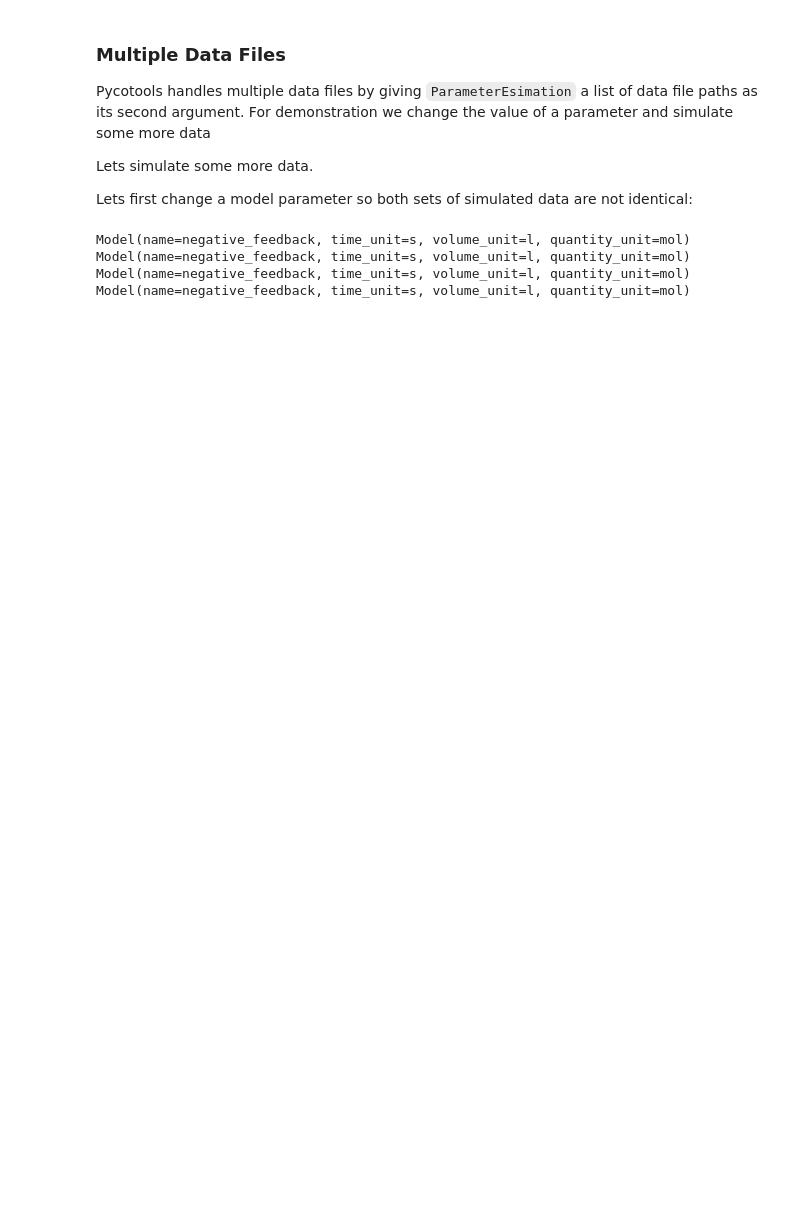
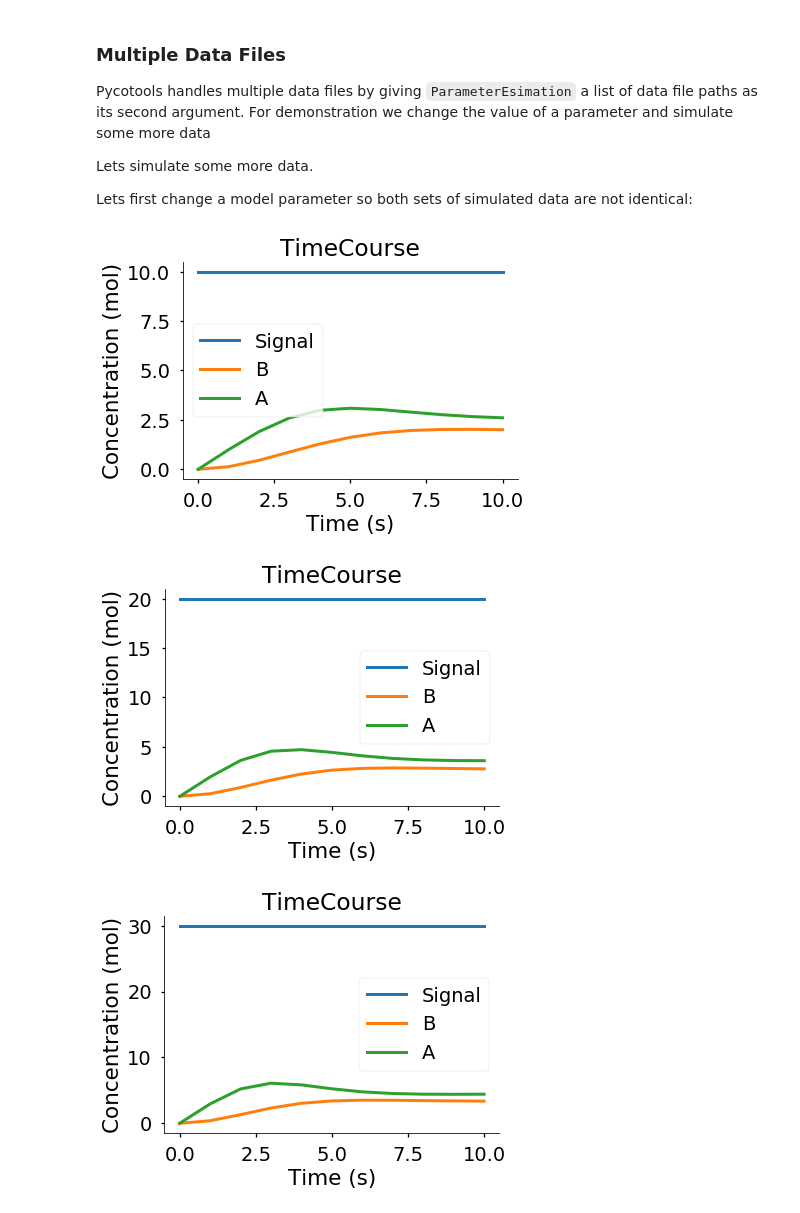
Before and after one commit to CiaranWelsh/pycotools3, a Jupyter notebook: docs/source/Tutorials/ParameterEstimationTutorial.ipynb, the cells around one changed output. Saved outputs shown, nothing was run; the diff lists cells and outputs as text; code cells hidden in the pictures; blank space fills up the shorter version.

```diff
--- a/docs/source/Tutorials/ParameterEstimationTutorial.ipynb
+++ b/docs/source/Tutorials/ParameterEstimationTutorial.ipynb
@@ -260,30 +248,31 @@ with model.BuildAntimony(copasi_file2) as loader:
 ## open model in copasi
 mod2.open()
 # %%
+import pandas
 ## initialize empty dict to store TimeCourse objects
 TC_dict = {}
 for i in [10, 20, 30, 40]:
     ## modify signal parameter
-#     mod2.insert_parameters(parameter_dict={'Signal': i}, inplace=True)
-    mod2.set('metabolite', 'Signal', i, change_field='concentration')
+    model.InsertParameters(mod2, parameter_dict={'Signal': i}, inplace=True)
+
     ## create unique report name
     report_name = os.path.join(working_directory, 'timecourse_signal_{}.txt'.format(i))
 
     ## simulate time course. Turn off recording global quantities
     TC_dict[i] = tasks.TimeCourse(mod2, end=10, intervals=10, step_size=1, report_name=report_name,
                             global_quantities=[])
+    viz.PlotTimeCourse(TC_dict[i], separate=False)
+
 
     ## format the time course data
     df = misc.format_timecourse_data(TC_dict[i].report_name)
 
     ## create independent variable column
     df['Signal_indep'] = [i]*df.shape[0]
 
-#     print (df.head())
-
-    print (mod2)
+    ## write data to file
+    df.to_csv(TC_dict[i].report_name, sep='\t', index=False)
 # %% [output]
-Model(name=negative_feedback, time_unit=s, volume_unit=l, quantity_unit=mol)
-Model(name=negative_feedback, time_unit=s, volume_unit=l, quantity_unit=mol)
-Model(name=negative_feedback, time_unit=s, volume_unit=l, quantity_unit=mol)
-Model(name=negative_feedback, time_unit=s, volume_unit=l, quantity_unit=mol)
+[figure, added]
+[figure, added]
+[figure, added]
```
Also changed, not shown: parts of 8 cells of this notebook, 4 other files.
